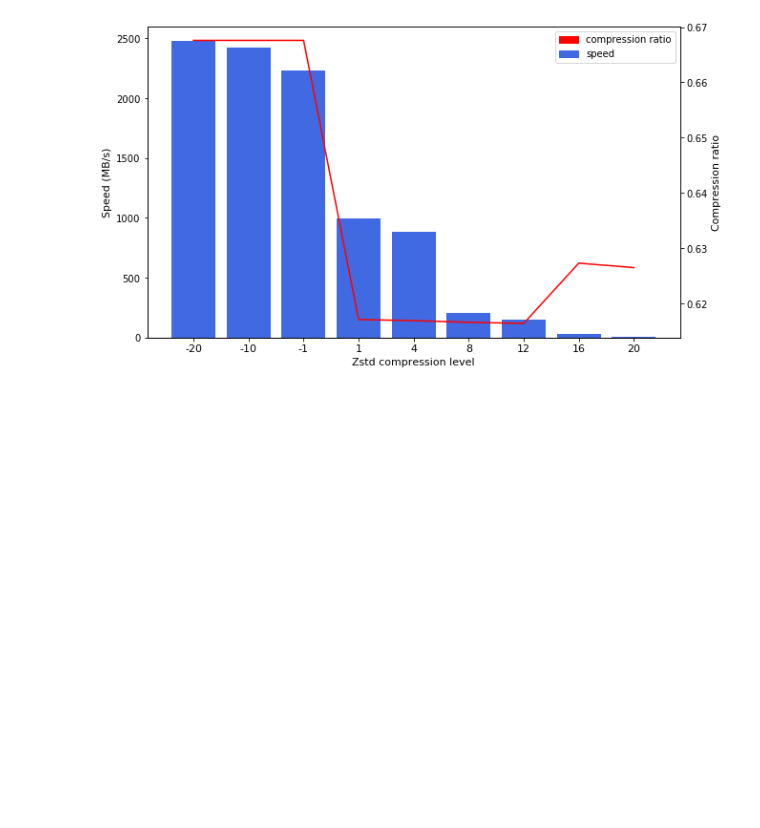
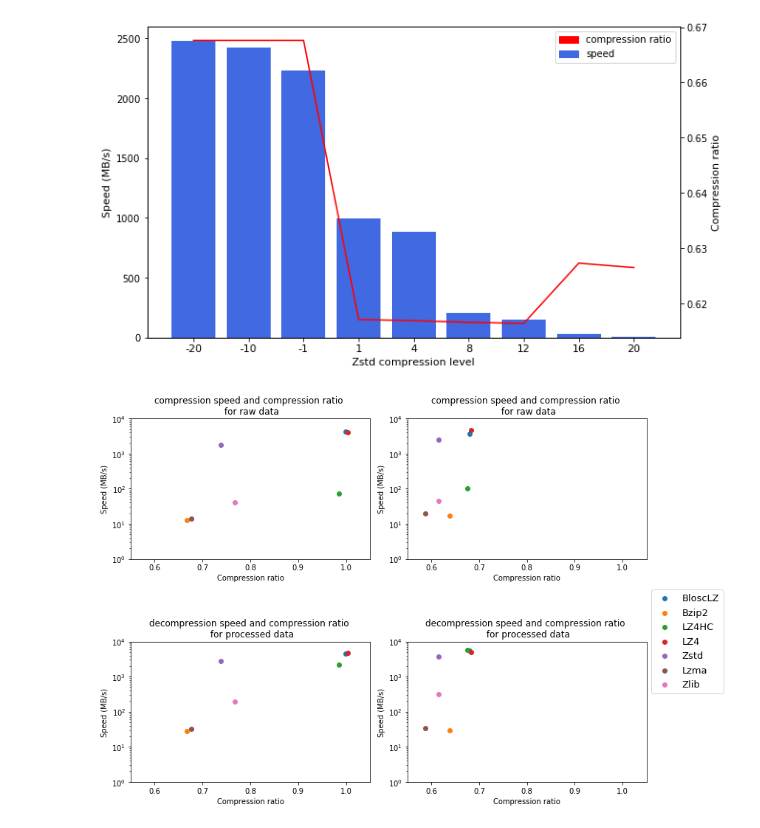
Before and after one commit to vittel1/XFEL-Project, a Jupyter notebook: compression/xfel_lzbench_results.ipynb, the cells around one changed output. Drawn from its saved outputs; the diff is of its cells as text; code cells hidden in the pictures; blank space fills up the shorter version.

Commit message:
add scatter plot

```diff
--- a/compression/xfel_lzbench_results.ipynb
+++ b/compression/xfel_lzbench_results.ipynb
@@ -145,3 +145,81 @@ plt.legend(loc="best", handles=[ratio_legend, speed_legend])
 # %% [output]
 <matplotlib.legend.Legend at 0x...>
 [figure]
+# %%
+#fig=plt.figure()
+#fig, (ax1, ax2) = plt.subplots(1, 2, figsize=(12, 6))
+fig, ax = plt.subplots(2, 2, figsize=(12, 8))
+#fig.show()
+
+ax[0,0].scatter(raw_blosc.groupby(['Level'])['Ratio'].mean().min(),raw_blosc.groupby(['Level'])['Compression speed'].mean().max(), label="BloscLZ")
+ax[0,0].scatter(raw_bzip2.groupby(['Level'])['Ratio'].mean().min(), raw_bzip2.groupby(['Level'])['Compression speed'].mean().max(), label="Bzip2")
+ax[0,0].scatter(raw_lz4hc.groupby(['Level'])['Ratio'].mean().min(), raw_lz4hc.groupby(['Level'])['Compression speed'].mean().max(), label="LZ4HC")
+ax[0,0].scatter(raw_lz4.groupby(['Level'])['Ratio'].mean().min(), raw_lz4.groupby(['Level'])['Compression speed'].mean().max(), label="LZ4")
+ax[0,0].scatter(raw_zstd.groupby(['Level'])['Ratio'].mean().min(), raw_zstd.groupby(['Level'])['Compression speed'].mean().max(), label="Zstd")
+ax[0,0].scatter(raw_lzma.groupby(['Level'])['Ratio'].mean().min(), raw_lzma.groupby(['Level'])['Compression speed'].mean().max(), label="Lzma")
+ax[0,0].scatter(raw_zlib.groupby(['Level'])['Ratio'].mean().min(), raw_zlib.groupby(['Level'])['Compression speed'].mean().max(), label="Zlib")
+
+ax[0,1].scatter(proc_blosc.groupby(['Level'])['Ratio'].mean().min(),proc_blosc.groupby(['Level'])['Compression speed'].mean().max(), label="BloscLZ")
+ax[0,1].scatter(proc_bzip2.groupby(['Level'])['Ratio'].mean().min(), proc_bzip2.groupby(['Level'])['Compression speed'].mean().max(), label="Bzip2")
+ax[0,1].scatter(proc_lz4hc.groupby(['Level'])['Ratio'].mean().min(), proc_lz4hc.groupby(['Level'])['Compression speed'].mean().max(), label="LZ4HC")
+ax[0,1].scatter(proc_lz4.groupby(['Level'])['Ratio'].mean().min(), proc_lz4.groupby(['Level'])['Compression speed'].mean().max(), label="LZ4")
+ax[0,1].scatter(proc_zstd.groupby(['Level'])['Ratio'].mean().min(), proc_zstd.groupby(['Level'])['Compression speed'].mean().max(), label="Zstd")
+ax[0,1].scatter(proc_lzma.groupby(['Level'])['Ratio'].mean().min(), proc_lzma.groupby(['Level'])['Compression speed'].mean().max(), label="Lzma")
+ax[0,1].scatter(proc_zlib.groupby(['Level'])['Ratio'].mean().min(), proc_zlib.groupby(['Level'])['Compression speed'].mean().max(), label="Zlib")
+
+ax[1,0].scatter(raw_blosc.groupby(['Level'])['Ratio'].mean().min(),raw_blosc.groupby(['Level'])['Decompression speed'].mean().max(), label="BloscLZ")
+ax[1,0].scatter(raw_bzip2.groupby(['Level'])['Ratio'].mean().min(), raw_bzip2.groupby(['Level'])['Decompression speed'].mean().max(), label="Bzip2")
+ax[1,0].scatter(raw_lz4hc.groupby(['Level'])['Ratio'].mean().min(), raw_lz4hc.groupby(['Level'])['Decompression speed'].mean().max(), label="LZ4HC")
+ax[1,0].scatter(raw_lz4.groupby(['Level'])['Ratio'].mean().min(), raw_lz4.groupby(['Level'])['Decompression speed'].mean().max(), label="LZ4")
+ax[1,0].scatter(raw_zstd.groupby(['Level'])['Ratio'].mean().min(), raw_zstd.groupby(['Level'])['Decompression speed'].mean().max(), label="Zstd")
+ax[1,0].scatter(raw_lzma.groupby(['Level'])['Ratio'].mean().min(), raw_lzma.groupby(['Level'])['Decompression speed'].mean().max(), label="Lzma")
+ax[1,0].scatter(raw_zlib.groupby(['Level'])['Ratio'].mean().min(), raw_zlib.groupby(['Level'])['Decompression speed'].mean().max(), label="Zlib")
+
+ax[1,1].scatter(proc_blosc.groupby(['Level'])['Ratio'].mean().min(),proc_blosc.groupby(['Level'])['Decompression speed'].mean().max(), label="BloscLZ")
+ax[1,1].scatter(proc_bzip2.groupby(['Level'])['Ratio'].mean().min(), proc_bzip2.groupby(['Level'])['Decompression speed'].mean().max(), label="Bzip2")
+ax[1,1].scatter(proc_lz4hc.groupby(['Level'])['Ratio'].mean().min(), proc_lz4hc.groupby(['Level'])['Decompression speed'].mean().max(), label="LZ4HC")
+ax[1,1].scatter(proc_lz4.groupby(['Level'])['Ratio'].mean().min(), proc_lz4.groupby(['Level'])['Decompression speed'].mean().max(), label="LZ4")
+ax[1,1].scatter(proc_zstd.groupby(['Level'])['Ratio'].mean().min(), proc_zstd.groupby(['Level'])['Decompression speed'].mean().max(), label="Zstd")
+ax[1,1].scatter(proc_lzma.groupby(['Level'])['Ratio'].mean().min(), proc_lzma.groupby(['Level'])['Decompression speed'].mean().max(), label="Lzma")
+ax[1,1].scatter(proc_zlib.groupby(['Level'])['Ratio'].mean().min(), proc_zlib.groupby(['Level'])['Decompression speed'].mean().max(), label="Zlib")
+
+
+ax[0,0].set_xlabel('Compression ratio')
+ax[0,0].set_ylabel('Speed (MB/s)')
+ax[0,0].set_yscale('log')
+
+ax[0,1].set_xlabel('Compression ratio')
+ax[0,1].set_ylabel('Speed (MB/s)')
+ax[0,1].set_yscale('log')
+
+ax[1,0].set_xlabel('Compression ratio')
+ax[1,0].set_ylabel('Speed (MB/s)')
+ax[1,0].set_yscale('log')
+
+ax[1,1].set_xlabel('Compression ratio')
+ax[1,1].set_ylabel('Speed (MB/s)')
+ax[1,1].set_yscale('log')
+
+
+ax[0,0].set_xlim([0.55, 1.05])
+ax[0,1].set_xlim([0.55, 1.05])
+ax[1,0].set_xlim([0.55, 1.05])
+ax[1,1].set_xlim([0.55, 1.05])
+
+ax[0,0].set_ylim([1.e+0, 1.e+4])
+ax[0,1].set_ylim([1.e+0, 1.e+4])
+ax[1,0].set_ylim([1.e+0, 1.e+4])
+ax[1,1].set_ylim([1.e+0, 1.e+4])
+
+
+ax[0,0].set_title("compression speed and compression ratio \n for raw data")
+ax[0,1].set_title("compression speed and compression ratio \n for raw data")
+ax[1,0].set_title("decompression speed and compression ratio \n for processed data")
+ax[1,1].set_title("decompression speed and compression ratio \n for processed data")
+
+
+plt.legend(loc='center left', bbox_to_anchor=(1, 1), fontsize=13)
+plt.tight_layout()
+plt.show()
+# %% [output]
+[figure, added]
```
